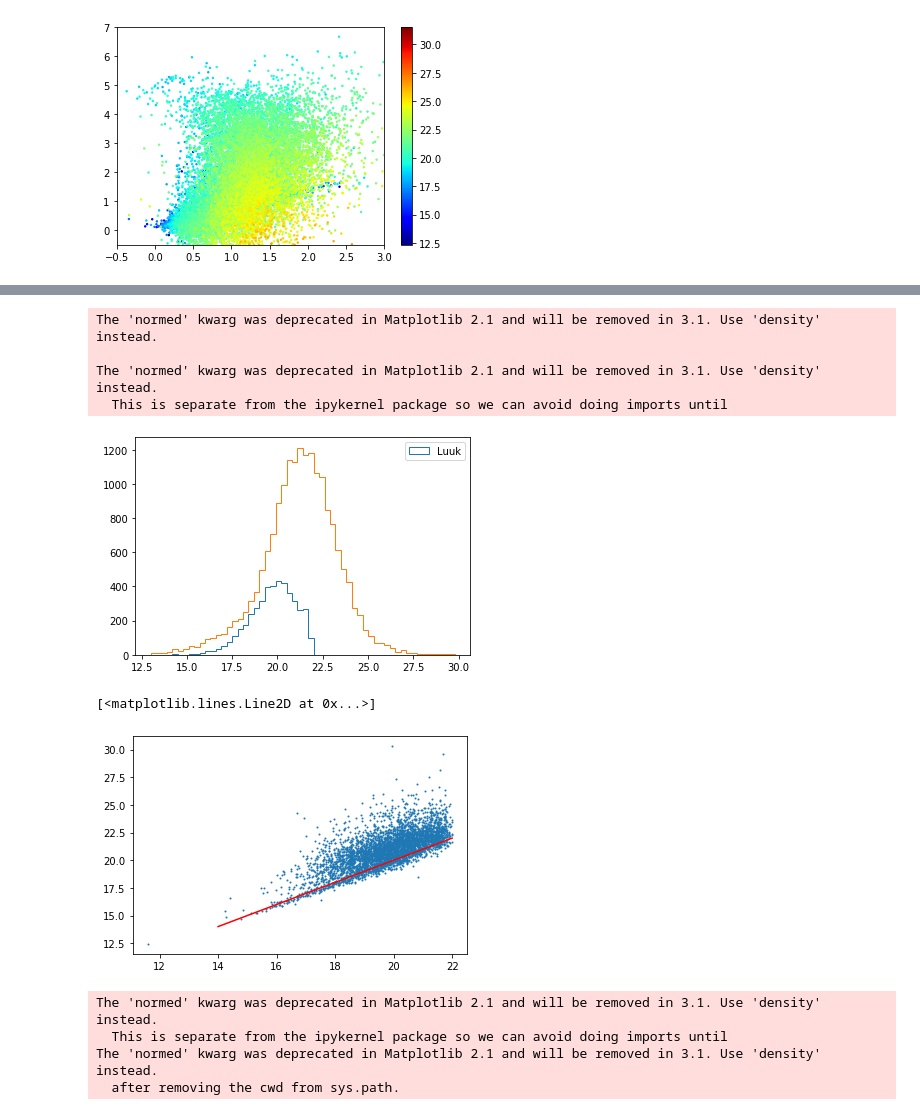
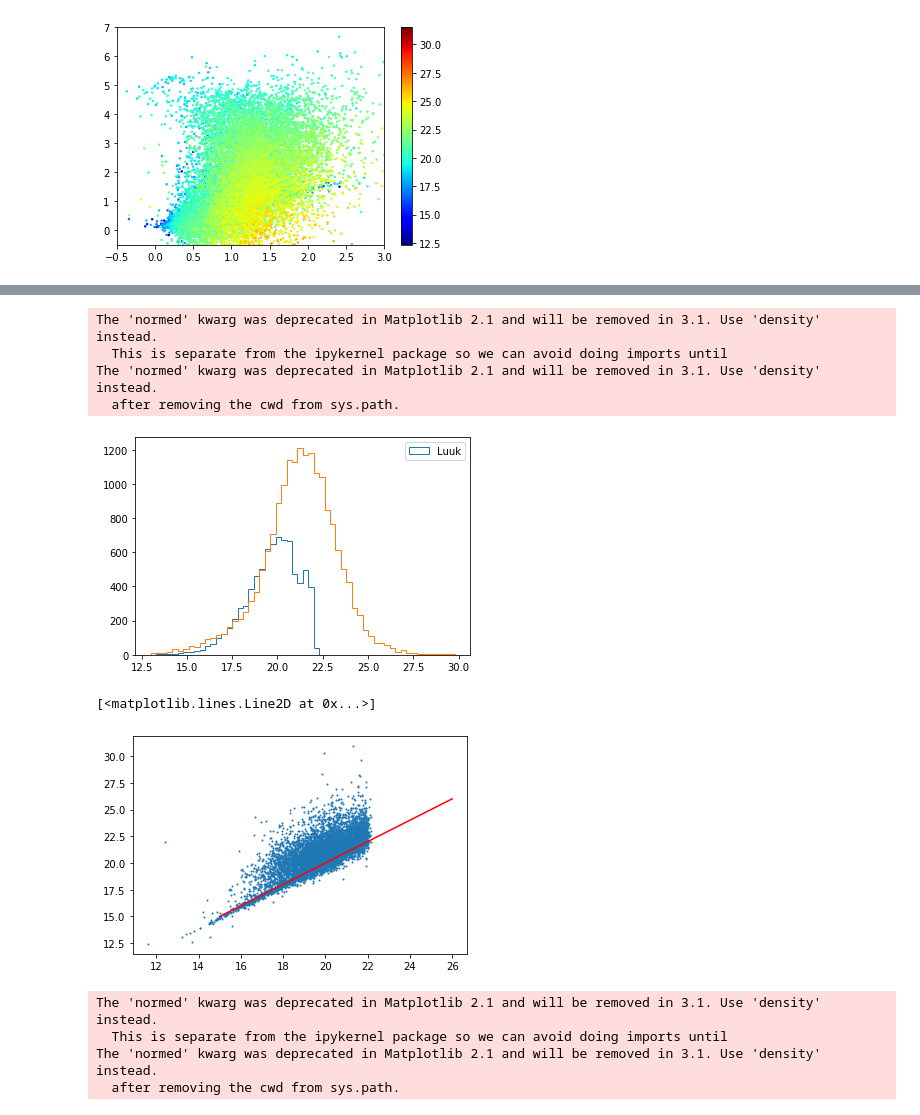
Before and after one commit to LuukOudshoorn25/HubbleVariableStars, a Jupyter notebook: SExtractor/Analysis/SExtractor Analysis.ipynb, the cells around one changed output, grey strips where cells are left out. Cells and saved outputs as stored; diff of their text form; code cells hidden in the pictures.

Commit message:
Now working for the cr corrected images

```diff
--- a/SExtractor/Analysis/SExtractor Analysis.ipynb
+++ b/SExtractor/Analysis/SExtractor Analysis.ipynb
@@ -529,15 +579,24 @@ class Analysis():
         else:
             return xsort[0]
 
+    def second_faintest(self,x):
+        xsort=np.sort(x)
+        if len(xsort)>1:
+            return xsort[-2]
+        else:
+            return xsort[-1]
+
     def get_max_ha(self):
         phot_df = self.phot_df
-        nmeas = Analyzer.GetNumberOfMeasurements()>=3
+        nmeas = Analyzer.GetNumberOfMeasurements()>=4
         phot_df = phot_df[phot_df.index.get_level_values(1)=='F656N']
         max_ha_mag     = phot_df.groupby(['AssocID', 'Filter'])['MAG_APER2'].min()[nmeas]
         second_max_ha  = phot_df.groupby(['AssocID', 'Filter'])['MAG_APER2'].apply(lambda x: self.second_brightest(x))[nmeas]
+        min_ha_mag     = phot_df.groupby(['AssocID', 'Filter'])['MAG_APER2'].max()[nmeas]
+        second_min_ha  = phot_df.groupby(['AssocID', 'Filter'])['MAG_APER2'].apply(lambda x: self.second_faintest(x))[nmeas]
         ha_error_mag   = phot_df.groupby(['AssocID', 'Filter'])['MAGERR_APER2'].median()[nmeas]
         med_ha         = self.GetMedMags()[Analyzer.GetMedMags().index.get_level_values(1)=='F656N']
-        maxmag_df      = pd.DataFrame({'MaxHa':max_ha_mag,'SecondMaxHa':second_max_ha,'MedHa':med_ha, 'HaErr': ha_error_mag})
+        maxmag_df      = pd.DataFrame({'MaxHa':max_ha_mag,'SecondMaxHa':second_max_ha,'MinHa':min_ha_mag, 'SecondMinHa':second_min_ha,'MedHa':med_ha, 'HaErr': ha_error_mag})
         return maxmag_df.droplevel(1)
 
     def get_color(self, color1, color2):
@@ -874,19 +1049,20 @@ Name: F656N, Length: 2186, dtype: float64
 # %%
-merged = pd.merge(medmag['F656N'].droplevel(1),all_stars['ha_1'], left_index=True, right_index=True, how='outer')
-plt.hist(merged['F656N'], histtype='step', normed=False, label='Luuk', bins=np.arange(13,30,0.3))
+F656mags = Analyzer.GetMedMags()[Analyzer.GetMedMags().index.get_level_values(1)=='F656N'].droplevel(1)
+merged = pd.merge(F656mags,all_stars['ha_1'], left_index=True, right_index=True, how='outer')
+plt.hist(merged['MAG_APER2'], histtype='step', normed=False, label='Luuk', bins=np.arange(13,30,0.3))
 plt.hist(merged['ha_1'], histtype='step', normed=False, bins=np.arange(13,30,0.3))
 plt.legend()
 plt.show()
-plt.scatter(merged.dropna()['F656N'], merged.dropna()['ha_1'], s=1)
-plt.plot([14,22], [14,22], color='red')
+plt.scatter(merged.dropna()['MAG_APER2'], merged.dropna()['ha_1'], s=1)
+plt.plot([15,26],[15,26], color='red')
 # %% [output]
-The 'normed' kwarg was deprecated in Matplotlib 2.1 and will be removed in 3.1. Use 'density' instead.
-
 The 'normed' kwarg was deprecated in Matplotlib 2.1 and will be removed in 3.1. Use 'density' instead.
   This is separate from the ipykernel package so we can avoid doing imports until
+The 'normed' kwarg was deprecated in Matplotlib 2.1 and will be removed in 3.1. Use 'density' instead.
+  after removing the cwd from sys.path.
-[figure, old version]
+[figure, new version]
 [<matplotlib.lines.Line2D at 0x...>]
-[figure, old version]
+[figure, new version]
 # %%
 F555mags = Analyzer.GetMedMags()[Analyzer.GetMedMags().index.get_level_values(1)=='F555W'].droplevel(1)
 merged = pd.merge(F555mags,all_stars['v_1'], left_index=True, right_index=True, how='outer')
```
Also changed, not shown: parts of 41 cells of this notebook.
